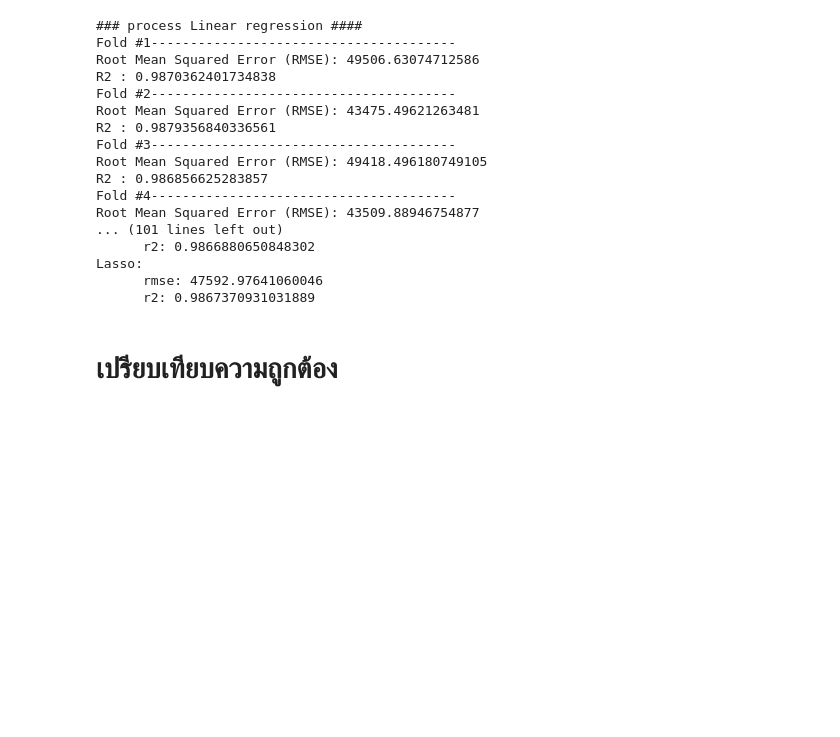
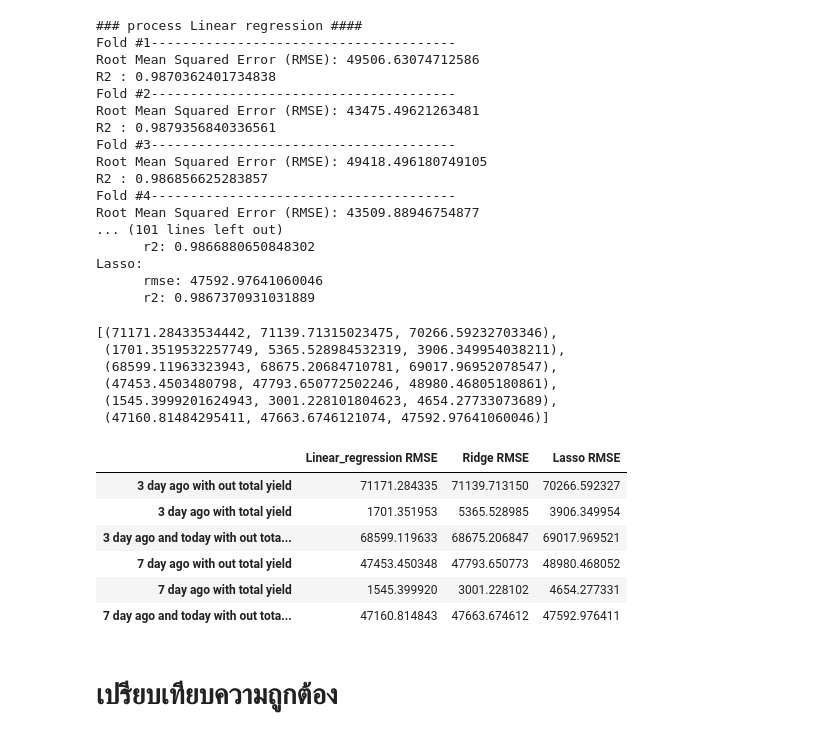
Before and after one commit to CakeNuthep/Super_AI, a Jupyter notebook: 27_09_2020_Quize1.ipynb, the cells around one changed output. Cells and saved outputs as stored; diff of their text form; code cells hidden in the pictures; blank space fills up the shorter version.

```diff
--- a/27_09_2020_Quize1.ipynb
+++ b/27_09_2020_Quize1.ipynb
@@ -862,6 +866,7 @@ print("### process Lasso ####")
 lasso_rsme,lasso_r2 = train(list_fold_input, list_fold_label,lasso)
 print()
 
+list_sum.append((linear_regression_rsme,ridge_rsme,lasso_rsme))
 print()
 print()
 print("###Sumary###")
@@ -1010,6 +1017,32 @@ Root Mean Squared Error (RMSE): 43509.88946754877
 Lasso:
       rmse: 47592.97641060046
       r2: 0.9867370931031889
+# %%
+list_sum
+# %% [output]
+[(71171.28433534442, 71139.71315023475, 70266.59232703346),
+ (1701.3519532257749, 5365.528984532319, 3906.349954038211),
+ (68599.11963323943, 68675.20684710781, 69017.96952078547),
+ (47453.4503480798, 47793.650772502246, 48980.46805180861),
+ (1545.3999201624943, 3001.228101804623, 4654.27733073689),
+ (47160.81484295411, 47663.6746121074, 47592.97641060046)]
+# %%
+summary_table = pd.DataFrame(list_sum, columns = ['Linear_regression RMSE' , 'Ridge RMSE', 'Lasso RMSE'], index=['3 day ago with out total yield',
+'3 day ago with total yield',
+'3 day ago and today with out total yield',
+'7 day ago with out total yield',
+'7 day ago with total yield',
+'7 day ago and today with out total yield'])
+# %%
+summary_table
+# %% [output]
+|  | Linear_regression RMSE | Ridge RMSE | Lasso RMSE |
+| 3 day ago with out total yield | 71171.284335 | 71139.713150 | 70266.592327 |
+| 3 day ago with total yield | 1701.351953 | 5365.528985 | 3906.349954 |
+| 3 day ago and today with out tota... | 68599.119633 | 68675.206847 | 69017.969521 |
+| 7 day ago with out total yield | 47453.450348 | 47793.650773 | 48980.468052 |
+| 7 day ago with total yield | 1545.399920 | 3001.228102 | 4654.277331 |
+| 7 day ago and today with out tota... | 47160.814843 | 47663.674612 | 47592.976411 |
 # %% [markdown]
 # เปรียบเทียบความถูกต้อง
 # %%
```
Also changed, not shown: parts of 16 cells of this notebook.
